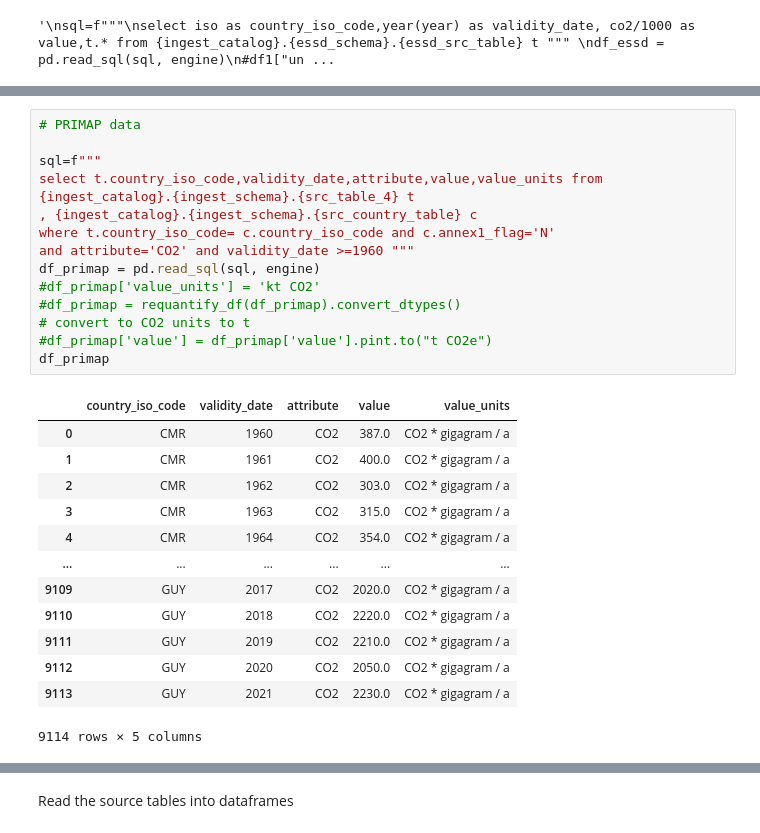
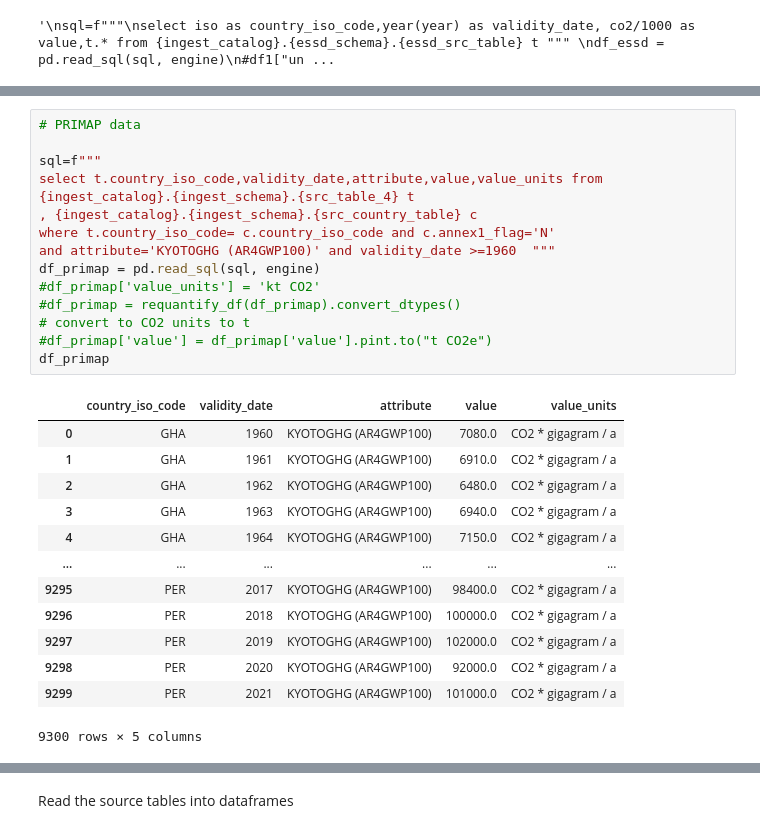
Before and after one commit to os-climate/PCAF-sovereign-footprint, a Jupyter notebook: notebooks/calc_UNFCCC_sovereign_emissions.ipynb, the cells around one changed output, grey strips where cells are left out. Drawn from its saved outputs; the diff is of its cells as text.

```diff
--- a/notebooks/calc_UNFCCC_sovereign_emissions.ipynb
+++ b/notebooks/calc_UNFCCC_sovereign_emissions.ipynb
@@ -183,31 +201,31 @@ memory usage: 90.5 KB
 # %%
 # PRIMAP data
 
 sql=f"""
 select t.country_iso_code,validity_date,attribute,value,value_units from {ingest_catalog}.{ingest_schema}.{src_table_4} t
 , {ingest_catalog}.{ingest_schema}.{src_country_table} c
 where t.country_iso_code= c.country_iso_code and c.annex1_flag='N'
-and attribute='CO2' and validity_date >=1960 """
+and attribute='KYOTOGHG (AR4GWP100)' and validity_date >=1960  """
 df_primap = pd.read_sql(sql, engine)
 #df_primap['value_units'] = 'kt CO2'
 #df_primap = requantify_df(df_primap).convert_dtypes()
 # convert to CO2 units to t
 #df_primap['value'] = df_primap['value'].pint.to("t CO2e")
 df_primap
 # %% [output]
 |  | country_iso_code | validity_date | attribute | value | value_units |
-| 0 | CMR | 1960 | CO2 | 387.0 | CO2 * gigagram / a |
-| 1 | CMR | 1961 | CO2 | 400.0 | CO2 * gigagram / a |
-| 2 | CMR | 1962 | CO2 | 303.0 | CO2 * gigagram / a |
-| 3 | CMR | 1963 | CO2 | 315.0 | CO2 * gigagram / a |
-| 4 | CMR | 1964 | CO2 | 354.0 | CO2 * gigagram / a |
+| 0 | GHA | 1960 | KYOTOGHG (AR4GWP100) | 7080.0 | CO2 * gigagram / a |
+| 1 | GHA | 1961 | KYOTOGHG (AR4GWP100) | 6910.0 | CO2 * gigagram / a |
+| 2 | GHA | 1962 | KYOTOGHG (AR4GWP100) | 6480.0 | CO2 * gigagram / a |
+| 3 | GHA | 1963 | KYOTOGHG (AR4GWP100) | 6940.0 | CO2 * gigagram / a |
+| 4 | GHA | 1964 | KYOTOGHG (AR4GWP100) | 7150.0 | CO2 * gigagram / a |
 | ... | ... | ... | ... | ... | ... |
-| 9109 | GUY | 2017 | CO2 | 2020.0 | CO2 * gigagram / a |
-| 9110 | GUY | 2018 | CO2 | 2220.0 | CO2 * gigagram / a |
-| 9111 | GUY | 2019 | CO2 | 2210.0 | CO2 * gigagram / a |
-| 9112 | GUY | 2020 | CO2 | 2050.0 | CO2 * gigagram / a |
-| 9113 | GUY | 2021 | CO2 | 2230.0 | CO2 * gigagram / a |
+| 9295 | PER | 2017 | KYOTOGHG (AR4GWP100) | 98400.0 | CO2 * gigagram / a |
+| 9296 | PER | 2018 | KYOTOGHG (AR4GWP100) | 100000.0 | CO2 * gigagram / a |
+| 9297 | PER | 2019 | KYOTOGHG (AR4GWP100) | 102000.0 | CO2 * gigagram / a |
+| 9298 | PER | 2020 | KYOTOGHG (AR4GWP100) | 92000.0 | CO2 * gigagram / a |
+| 9299 | PER | 2021 | KYOTOGHG (AR4GWP100) | 101000.0 | CO2 * gigagram / a |
-9114 rows × 5 columns
+9300 rows × 5 columns
 # %%
 #df2 = pd.merge(df2,df_essd,on=['country_iso_code','validity_date'],how='outer')
 #df2.rename(columns={"value": "ghg_total_without_lulucf", "total": "ghg_total_without_lulucf_essd"},inplace=True)
```
Also changed, not shown: parts of 11 cells of this notebook, 6 other files.
